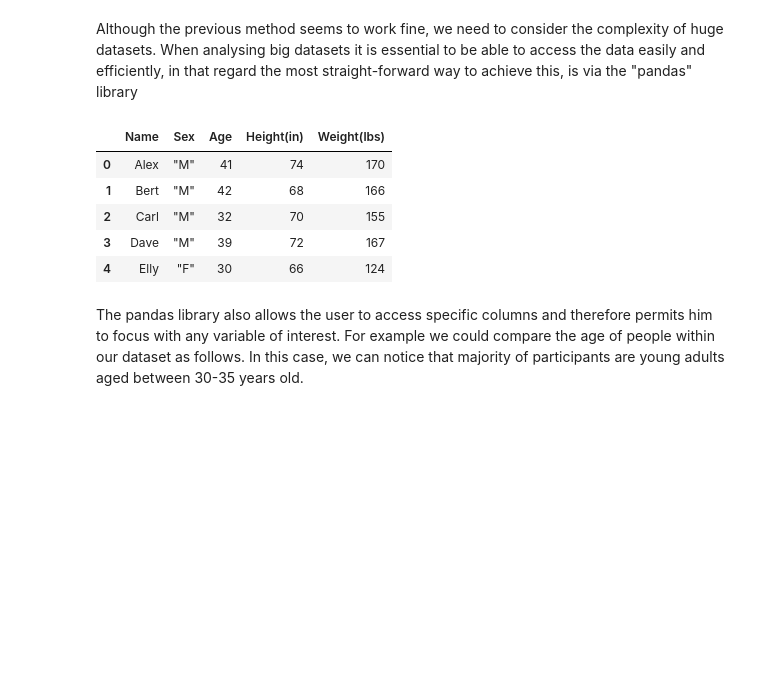
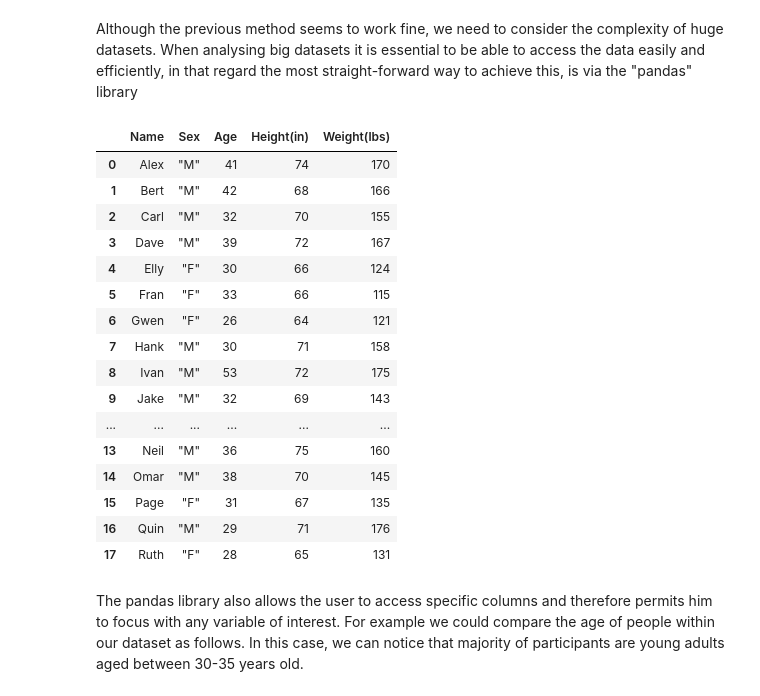
Before and after one commit to alexandrosmak/Data-Analysis, a Jupyter notebook: Accessing and Creating Files with Python.ipynb, the cells around one changed output. Saved outputs shown, nothing was run; the diff lists cells and outputs as text; code cells hidden in the pictures; blank space fills up the shorter version.

```diff
--- a/Accessing and Creating Files with Python.ipynb
+++ b/Accessing and Creating Files with Python.ipynb
@@ -49,14 +49,25 @@ Although the previous method seems to work fine, we need to consider the complex
 # %%
 dataset1 = pd.read_csv('biostats.csv', delimiter = ',')
 dataset1.columns = dataset1.columns.str.replace('[#,@,&,"",'', ]', '')
-dataset1.head()
+dataset1
 # %% [output]
 |  | Name | Sex | Age | Height(in) | Weight(lbs) |
 | 0 | Alex | "M" | 41 | 74 | 170 |
 | 1 | Bert | "M" | 42 | 68 | 166 |
 | 2 | Carl | "M" | 32 | 70 | 155 |
 | 3 | Dave | "M" | 39 | 72 | 167 |
 | 4 | Elly | "F" | 30 | 66 | 124 |
+| 5 | Fran | "F" | 33 | 66 | 115 |
+| 6 | Gwen | "F" | 26 | 64 | 121 |
+| 7 | Hank | "M" | 30 | 71 | 158 |
+| 8 | Ivan | "M" | 53 | 72 | 175 |
+| 9 | Jake | "M" | 32 | 69 | 143 |
+| ... | ... | ... | ... | ... | ... |
+| 13 | Neil | "M" | 36 | 75 | 160 |
+| 14 | Omar | "M" | 38 | 70 | 145 |
+| 15 | Page | "F" | 31 | 67 | 135 |
+| 16 | Quin | "M" | 29 | 71 | 176 |
+| 17 | Ruth | "F" | 28 | 65 | 131 |
 # %% [markdown]
 The pandas library also allows the user to access specific columns and therefore permits him to focus with any variable of interest. For example we could compare the age of people within our dataset as follows. In this case, we can notice that majority of participants are young adults aged between 30-35 years old.
 # %%
```
Also changed, not shown: parts of 12 cells of this notebook.
